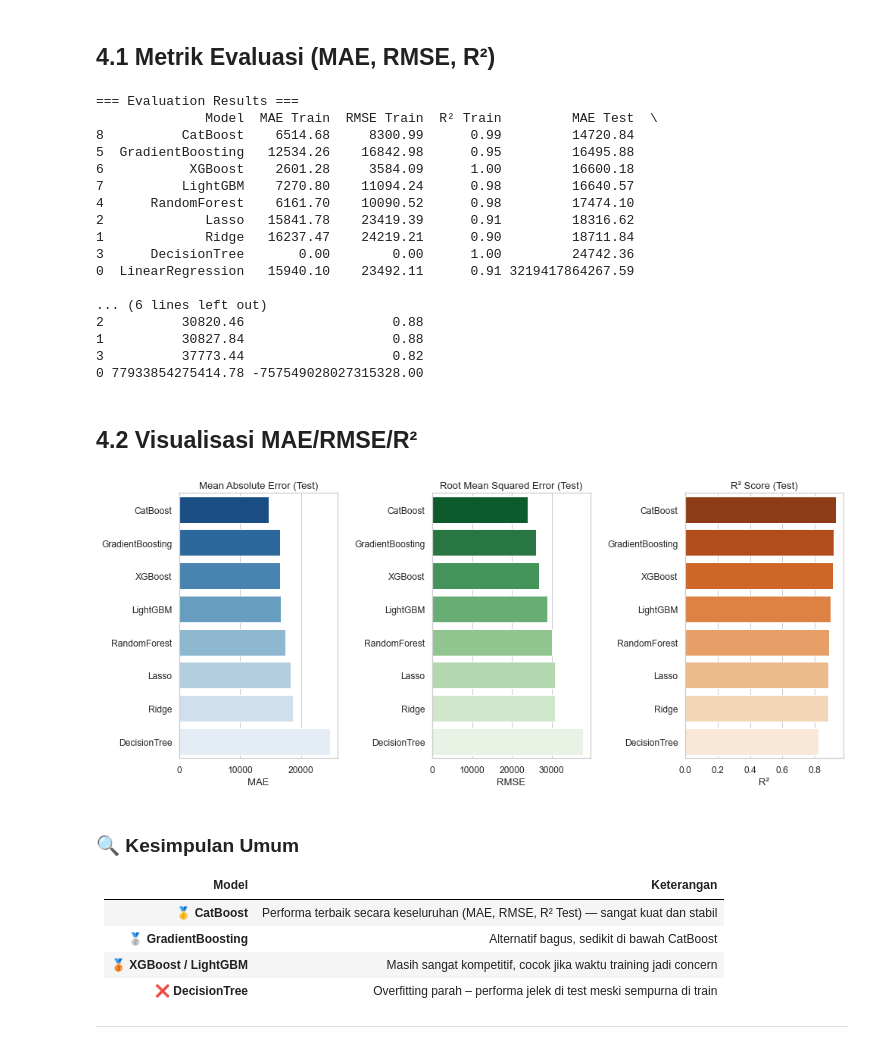
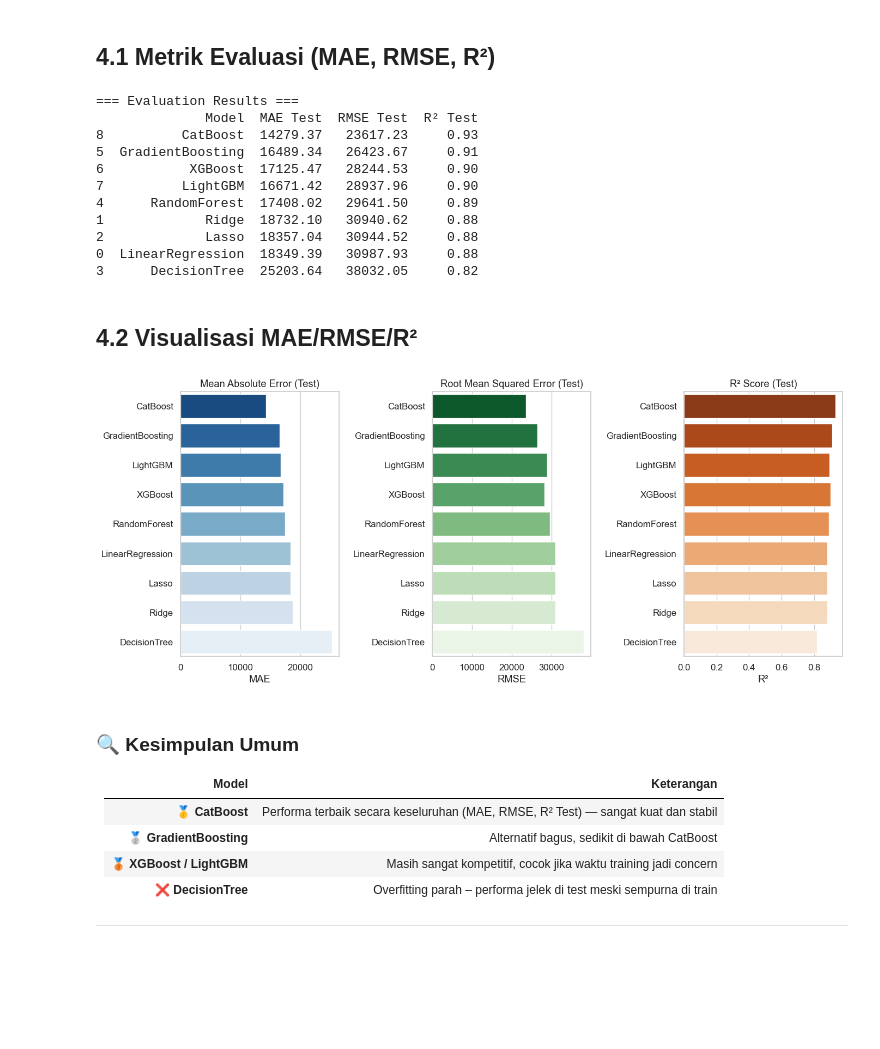
Before and after one commit to tegarpp354/LearningAI, a Jupyter notebook: Projects/1. AmesHousingPricePrediction/HousePricingPrediction.ipynb, the cells around one changed output. Cells and saved outputs as stored; diff of their text form; code cells hidden in the pictures; blank space fills up the shorter version.

```diff
--- a/Projects/1. AmesHousingPricePrediction/HousePricingPrediction.ipynb
+++ b/Projects/1. AmesHousingPricePrediction/HousePricingPrediction.ipynb
@@ -346,7 +356,7 @@ top_corr_df
 # %%
-# Setup visualisasi
-plt.style.use("seaborn-whitegrid")
-sns.set_palette("Set2")
+# # Setup visualisasi
+# plt.style.use("seaborn-whitegrid")
+# sns.set_palette("Set2")
 
 fig, axs = plt.subplots(figsize=(10, 10))
 
@@ -648,0 +898,24 @@ models = {
+# %%
+# Simpan hasil evaluasi
+evaluation_results = []
+
+# Loop untuk training dan evaluasi
+for name, pipeline in pipelines.items():
+    print(f"Training {name}...")
+    pipeline.fit(X_train, y_train)
+    y_pred = pipeline.predict(X_test)
+
+    mae = mean_absolute_error(y_test, y_pred)
+    rmse = np.sqrt(mean_squared_error(y_test, y_pred))
+    r2 = r2_score(y_test, y_pred)
+
+    evaluation_results.append({
+        "Model": name,
+        "MAE": mae,
+        "RMSE": rmse,
+        "R2": r2
+    })
+
+# Konversi ke DataFrame dan urutkan berdasarkan RMSE terendah
+results_df = pd.DataFrame(evaluation_results).sort_values(by="RMSE")
+print(results_df)
@@ -725,9 +1036,10 @@ CatBoost: [153117.03082404 101597.89198565 192261.08645847 137545.99647012
 # 11. Evaluasi performa
 def evaluate_model(y_true, y_pred):
     mae = mean_absolute_error(y_true, y_pred)
-    rmse = mean_squared_error(y_true, y_pred, squared=False)
+    rmse = mean_squared_error(y_true, y_pred) ** 0.5  # manual RMSE
     r2 = r2_score(y_true, y_pred)
     return mae, rmse, r2
+
 
 results = []
 
@@ -737,9 +1049,9 @@ for name, preds in predictions.items():
 
     results.append({
         "Model": name,
-        "MAE Train": mae_train,
-        "RMSE Train": rmse_train,
-        "R² Train": r2_train,
+        # "MAE Train": mae_train,
+        # "RMSE Train": rmse_train,
+        # "R² Train": r2_train,
         "MAE Test": mae_test,
         "RMSE Test": rmse_test,
         "R² Test": r2_test
@@ -752,22 +1064,16 @@ print("\n=== Evaluation Results ===")
 print(results_df)
 # %% [output]
 === Evaluation Results ===
-              Model  MAE Train  RMSE Train  R² Train         MAE Test  \
-8          CatBoost    6514.68     8300.99      0.99         14720.84
-5  GradientBoosting   12534.26    16842.98      0.95         16495.88
-6           XGBoost    2601.28     3584.09      1.00         16600.18
-7          LightGBM    7270.80    11094.24      0.98         16640.57
-4      RandomForest    6161.70    10090.52      0.98         17474.10
-2             Lasso   15841.78    23419.39      0.91         18316.62
-1             Ridge   16237.47    24219.21      0.90         18711.84
-3      DecisionTree       0.00        0.00      1.00         24742.36
-0  LinearRegression   15940.10    23492.11      0.91 3219417864267.59
-
-... (6 lines left out)
-2          30820.46                   0.88
-1          30827.84                   0.88
-3          37773.44                   0.82
-0 77933854275414.78 -757549028027315328.00
+              Model  MAE Test  RMSE Test  R² Test
+8          CatBoost  14279.37   23617.23     0.93
+5  GradientBoosting  16489.34   26423.67     0.91
+6           XGBoost  17125.47   28244.53     0.90
+7          LightGBM  16671.42   28937.96     0.90
+4      RandomForest  17408.02   29641.50     0.89
+1             Ridge  18732.10   30940.62     0.88
+2             Lasso  18357.04   30944.52     0.88
+0  LinearRegression  18349.39   30987.93     0.88
+3      DecisionTree  25203.64   38032.05     0.82
 # %% [markdown]
 ## 4.2 Visualisasi MAE/RMSE/R²
 # %%
@@ -775,37 +1081,37 @@ print(results_df)
 results_filtered = results_df[results_df['R² Test'] > 0]  # atau sesuaikan sesuai kondisi outlier
 
 # Sort berdasarkan MAE Test terkecil
 results_sorted = results_filtered.sort_values(by='MAE Test')
 
 # Set style
 sns.set(style="whitegrid", font_scale=1.1)
 plt.figure(figsize=(14, 6))
 
 # Plot MAE Test
 plt.subplot(1, 3, 1)
-sns.barplot(x='MAE Test', y='Model', data=results_sorted, palette='Blues_r')
+sns.barplot(x='MAE Test', y='Model', data=results_sorted, hue='Model', palette='Blues_r', legend=False)
 plt.title('Mean Absolute Error (Test)')
 plt.xlabel('MAE')
 plt.ylabel('')
 
 # Plot RMSE Test
 plt.subplot(1, 3, 2)
-sns.barplot(x='RMSE Test', y='Model', data=results_sorted, palette='Greens_r')
+sns.barplot(x='RMSE Test', y='Model', data=results_sorted, hue='Model', palette='Greens_r', legend=False)
 plt.title('Root Mean Squared Error (Test)')
 plt.xlabel('RMSE')
 plt.ylabel('')
 
 # Plot R² Test
 plt.subplot(1, 3, 3)
-sns.barplot(x='R² Test', y='Model', data=results_sorted, palette='Oranges_r')
+sns.barplot(x='R² Test', y='Model', data=results_sorted, hue='Model', palette='Oranges_r', legend=False)
 plt.title('R² Score (Test)')
 plt.xlabel('R²')
 plt.ylabel('')
 
 plt.tight_layout()
 plt.show()
 # %% [output]
-[figure, old version]
+[figure, new version]
 # %% [markdown]
 ### 🔍 **Kesimpulan Umum**
 | Model          | Keterangan                                                                 |
```
Also changed, not shown: parts of 38 cells of this notebook, 16 other files.
